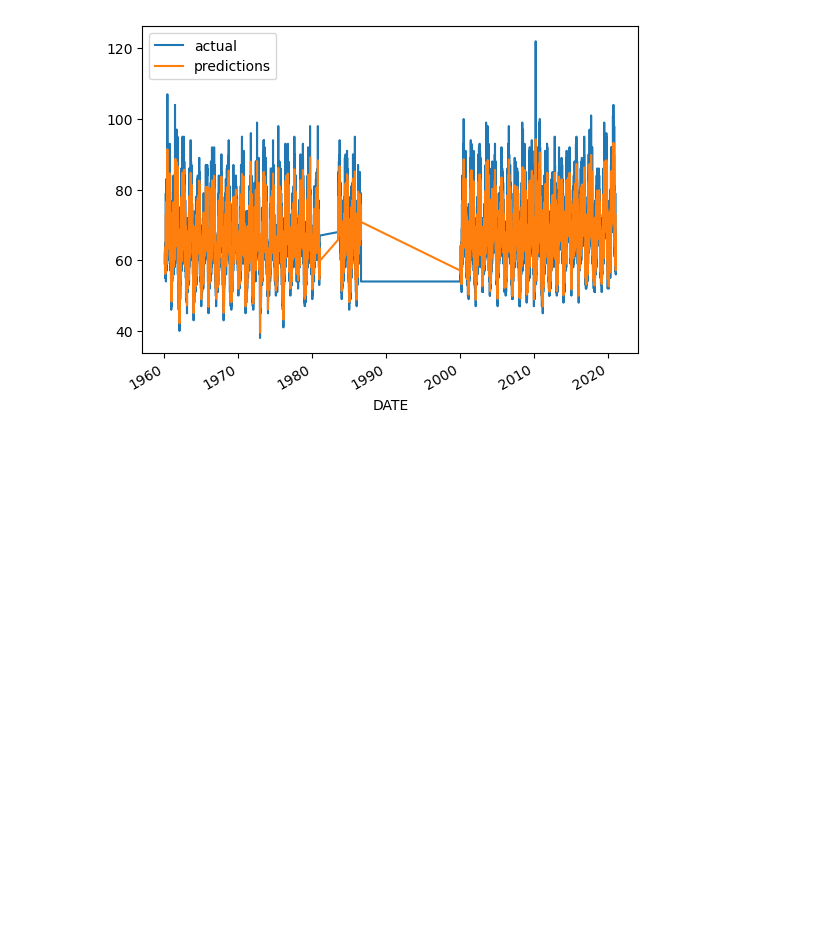
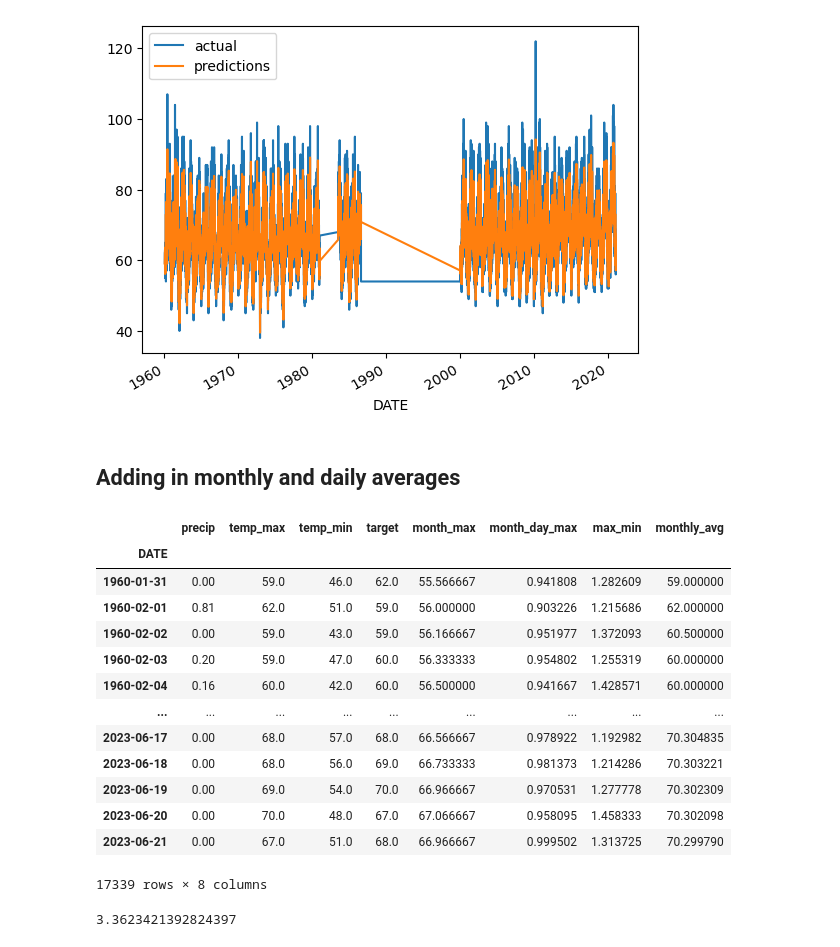
Before and after one commit to ashokrawatt/Weather-Prediction, a Jupyter notebook: weather.ipynb, the cells around one changed output. Saved outputs shown, nothing was run; the diff lists cells and outputs as text; code cells hidden in the pictures; blank space fills up the shorter version.

Commit message:
Adding in monthly and daily averages

```diff
--- a/weather.ipynb
+++ b/weather.ipynb
@@ -413,3 +413,28 @@ combined.plot()
 # %% [output]
 <AxesSubplot:xlabel='DATE'>
 [figure]
+# %% [markdown]
+## Adding in monthly and daily averages
+# %%
+# Calculate the monthly average
+monthly_avg = core_weather.groupby(core_weather.index.month)["temp_max"].transform(lambda x: x.expanding(1).mean())
+
+# Assign the monthly average to the "monthly_avg" column
+core_weather["monthly_avg"] = monthly_avg
+# %%
+core_weather
+# %% [output]
+|  | precip | temp_max | temp_min | target | month_max | month_day_max | max_min | monthly_avg |
+| DATE |  |  |  |  |  |  |  |  |
+| 1960-01-31 | 0.00 | 59.0 | 46.0 | 62.0 | 55.566667 | 0.941808 | 1.282609 | 59.000000 |
+| 1960-02-01 | 0.81 | 62.0 | 51.0 | 59.0 | 56.000000 | 0.903226 | 1.215686 | 62.000000 |
+| 1960-02-02 | 0.00 | 59.0 | 43.0 | 59.0 | 56.166667 | 0.951977 | 1.372093 | 60.500000 |
+| 1960-02-03 | 0.20 | 59.0 | 47.0 | 60.0 | 56.333333 | 0.954802 | 1.255319 | 60.000000 |
+| 1960-02-04 | 0.16 | 60.0 | 42.0 | 60.0 | 56.500000 | 0.941667 | 1.428571 | 60.000000 |
+| ... | ... | ... | ... | ... | ... | ... | ... | ... |
+| 2023-06-17 | 0.00 | 68.0 | 57.0 | 68.0 | 66.566667 | 0.978922 | 1.192982 | 70.304835 |
+| 2023-06-18 | 0.00 | 68.0 | 56.0 | 69.0 | 66.733333 | 0.981373 | 1.214286 | 70.303221 |
+| 2023-06-19 | 0.00 | 69.0 | 54.0 | 70.0 | 66.966667 | 0.970531 | 1.277778 | 70.302309 |
+| 2023-06-20 | 0.00 | 70.0 | 48.0 | 67.0 | 67.066667 | 0.958095 | 1.458333 | 70.302098 |
+| 2023-06-21 | 0.00 | 67.0 | 51.0 | 68.0 | 66.966667 | 0.999502 | 1.313725 | 70.299790 |
+17339 rows × 8 columns
@@ -415,0 +449,4 @@ combined.plot()
+# %%
+error
+# %% [output]
+3.3623421392824397
```
Also changed, not shown: parts of 3 cells of this notebook.
